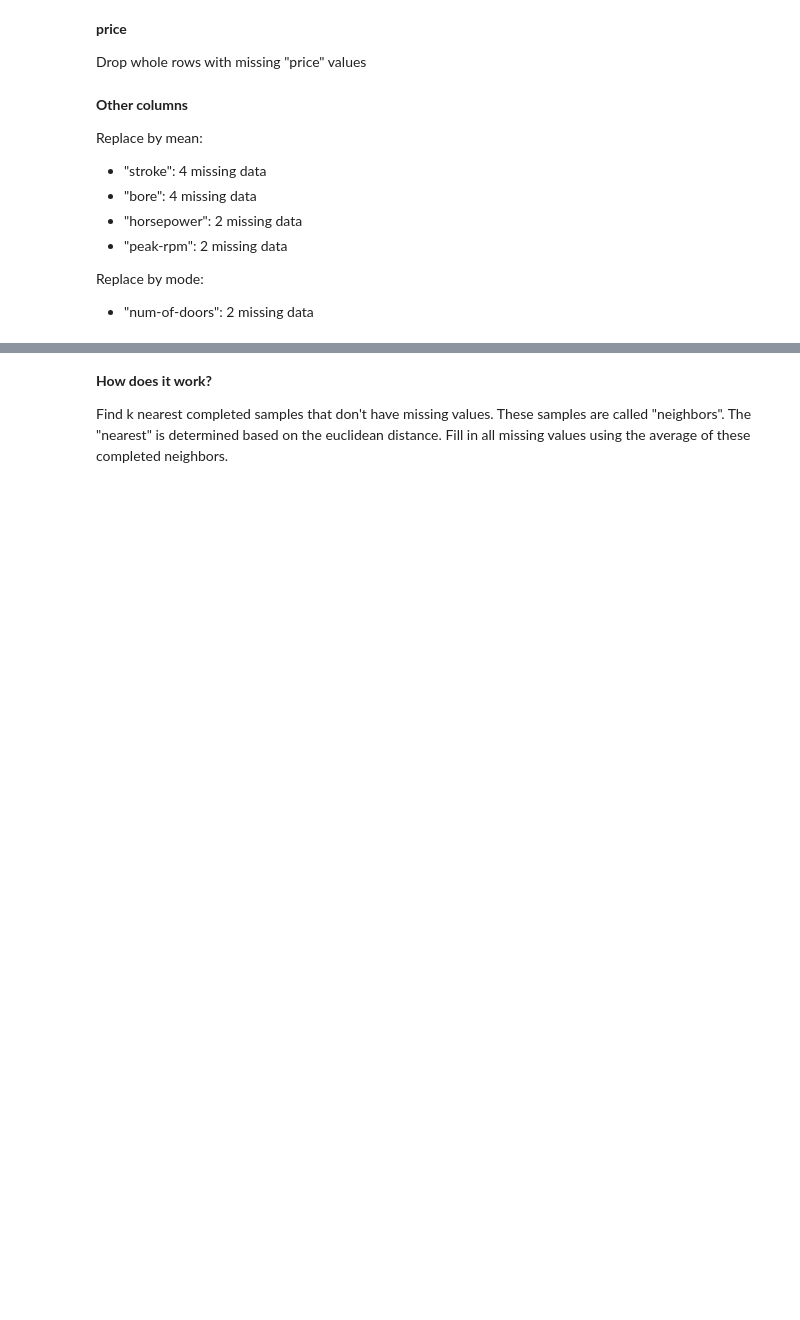
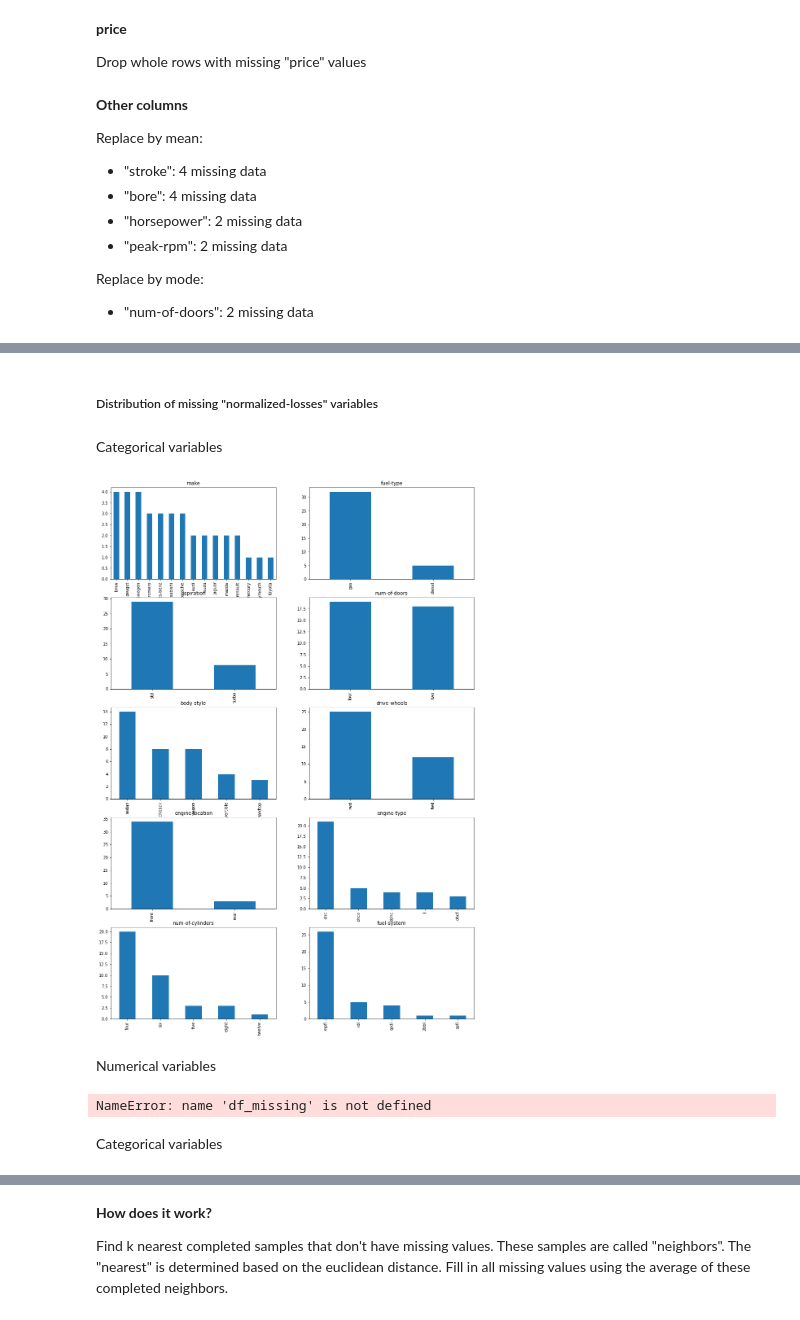
Before and after one commit to tattunglam/car_price_prediction, a Jupyter notebook: 1. data-wrangling.ipynb, the cells around one changed output, grey strips where cells are left out. Cells and saved outputs as stored; diff of their text form; code cells hidden in the pictures; blank space fills up the shorter version.

```diff
--- a/1. data-wrangling.ipynb
+++ b/1. data-wrangling.ipynb
@@ -219,0 +221,21 @@ We don't have any clues that data is systematically missing. This lead to assumi
+# %% [markdown]
+##### Distribution of missing "normalized-losses" variables
+# %% [markdown]
+Categorical variables
+# %%
+df_missing = df[df.isna().any(axis=1)]
+cate_df_missing = df_missing.select_dtypes(include='object')
+fig, ax = plt.subplots(5, 2, figsize=(16, 24))
+for i, cate_col in enumerate(list(cate_df_missing.columns)):
+    df_missing[cate_col].value_counts().plot(kind="bar", ax=ax.ravel()[i])
+    ax.ravel()[i].set_title(cate_col)
+# %% [output]
+[figure, added]
+# %% [markdown]
+Numerical variables
+# %%
+df_missing.hist(figsize=(16,16));
+# %% [output]
+NameError: name 'df_missing' is not defined
+# %% [markdown]
+Categorical variables
```
Also changed, not shown: parts of 23 cells of this notebook.
